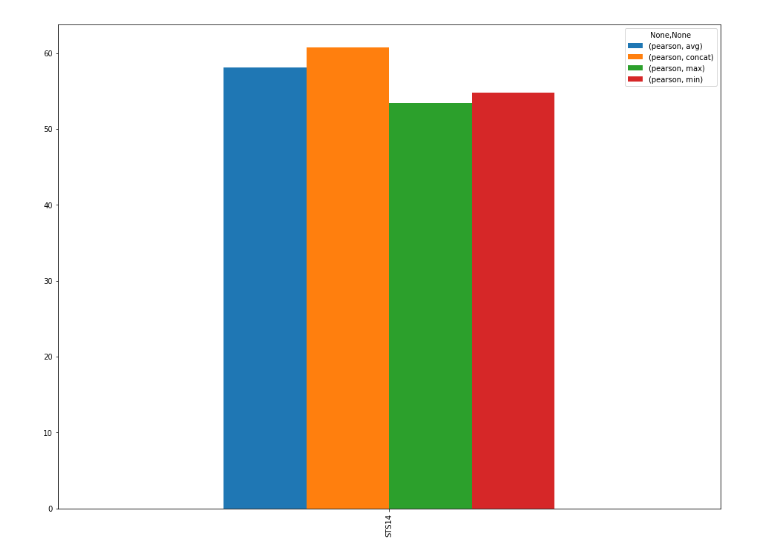
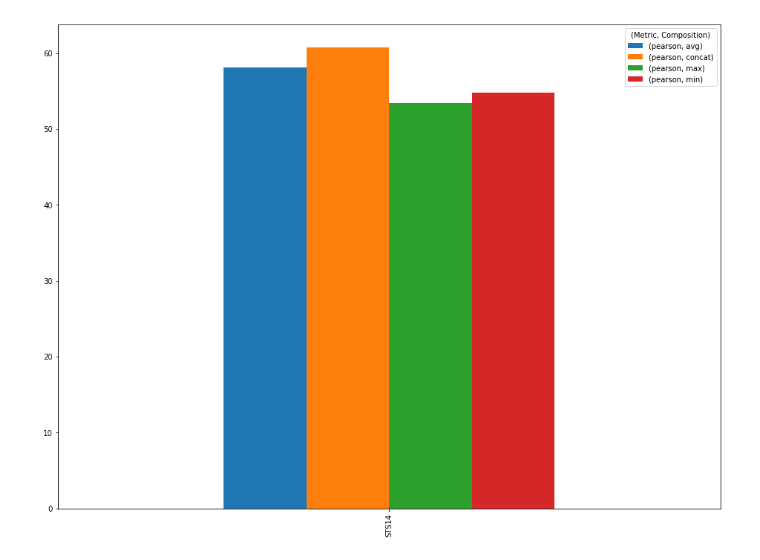
Before and after one commit to samarthbhargav/unsupervised-language-learning, a Jupyter notebook: practical-3/viz.ipynb, the cells around one changed output. Saved outputs shown, nothing was run; the diff lists cells and outputs as text; code cells hidden in the pictures.

```diff
--- a/practical-3/viz.ipynb
+++ b/practical-3/viz.ipynb
@@ -99,5 +116,5 @@ plt.show()
 # %%
-STS_eam.unstack(level=0).plot(kind='bar', subplots=False)
+STS_eam.unstack(level=0).plot(kind='bar', subplots=False).legend(title = "(Metric, Composition)")
 plt.show()
 # %% [output]
-[figure, old version]
+[figure, new version]
```
Also changed, not shown: parts of 10 cells of this notebook, 6 other files.
